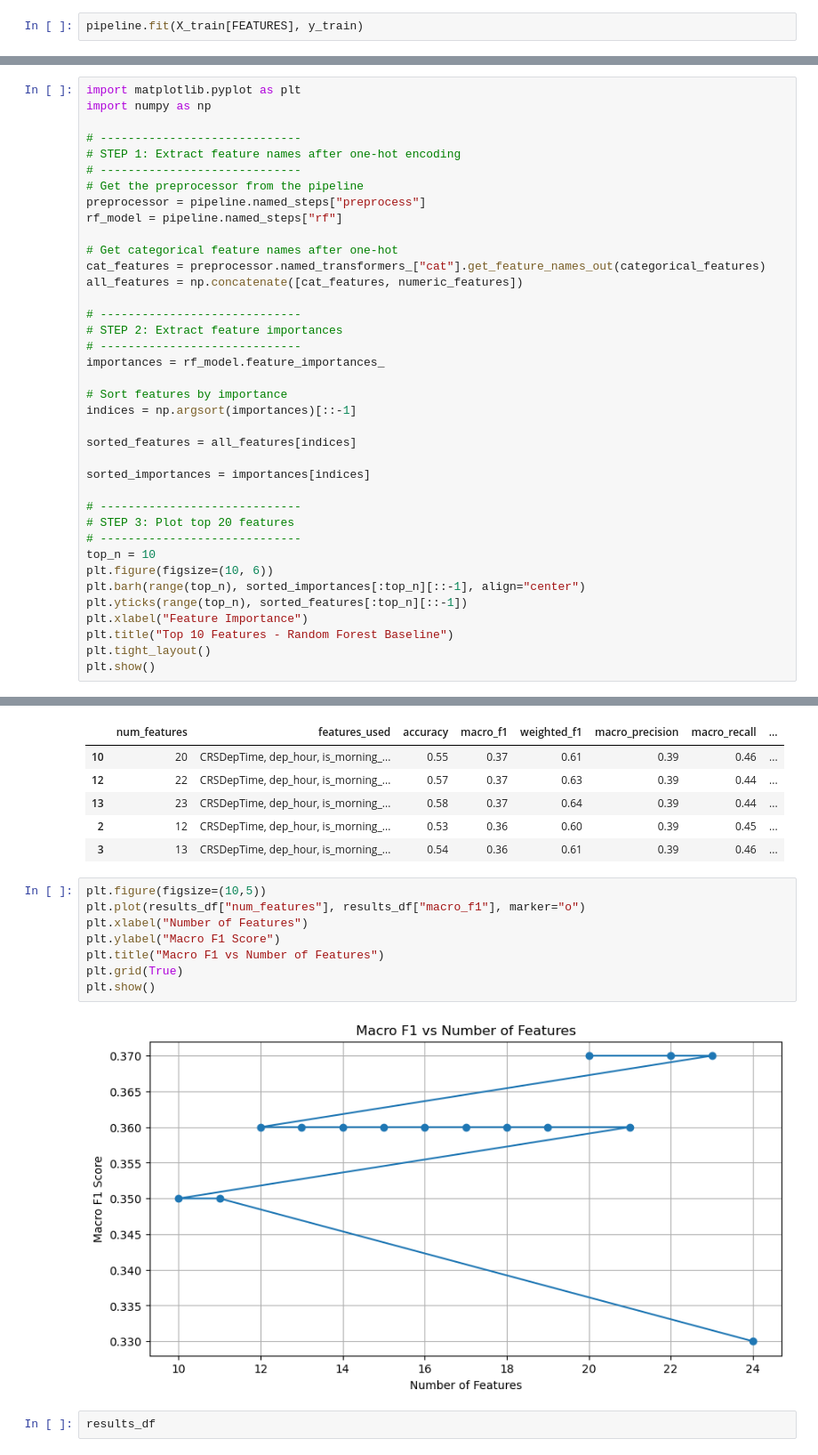
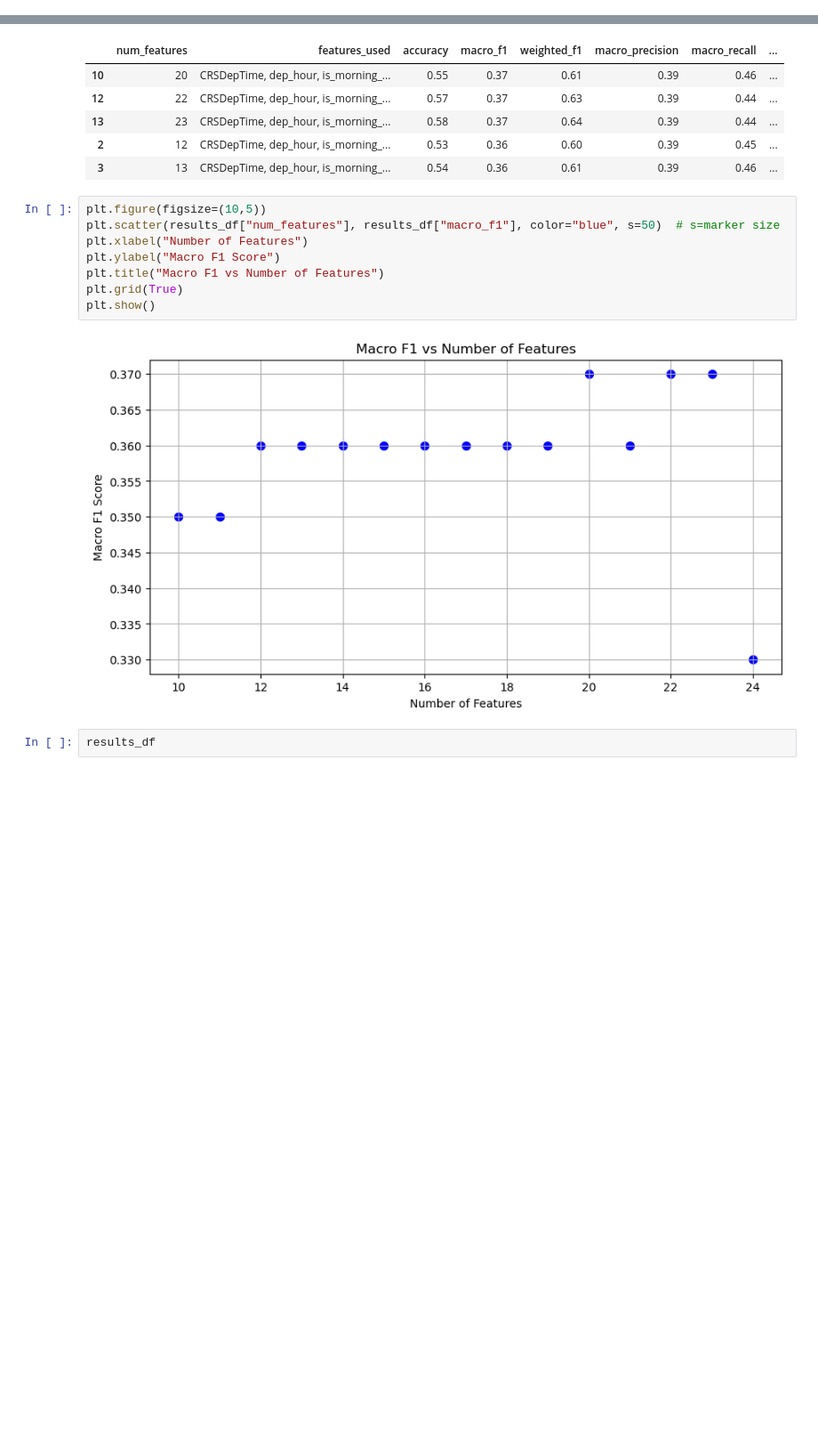
Before and after one commit to arv020/DSC288R_DataScienceCapstone, a Jupyter notebook: 2_notebooks/2c_modeling/Random Forest/random_forest_v4.ipynb, the cells around one changed output, grey strips where cells are left out. Shown at 89% size. Drawn from its saved outputs; the diff is of its cells as text; blank space fills up the shorter version.

```diff
--- a/2_notebooks/2c_modeling/Random Forest/random_forest_v4.ipynb
+++ b/2_notebooks/2c_modeling/Random Forest/random_forest_v4.ipynb
@@ -416,2 +328,0 @@ for col in numeric_features:
-# %%
-pipeline.fit(X_train[FEATURES], y_train)
@@ -518,38 +328,0 @@ On time      1628765  2222371  2602290
-# %%
-import matplotlib.pyplot as plt
-import numpy as np
-
-# -----------------------------
-# STEP 1: Extract feature names after one-hot encoding
-# -----------------------------
-# Get the preprocessor from the pipeline
-preprocessor = pipeline.named_steps["preprocess"]
-rf_model = pipeline.named_steps["rf"]
-
-# Get categorical feature names after one-hot
-cat_features = preprocessor.named_transformers_["cat"].get_feature_names_out(categorical_features)
-all_features = np.concatenate([cat_features, numeric_features])
-
-# -----------------------------
-# STEP 2: Extract feature importances
-# -----------------------------
-importances = rf_model.feature_importances_
-
-# Sort features by importance
-indices = np.argsort(importances)[::-1]
-
-sorted_features = all_features[indices]
-
-sorted_importances = importances[indices]
-
-# -----------------------------
-# STEP 3: Plot top 20 features
-# -----------------------------
-top_n = 10
-plt.figure(figsize=(10, 6))
-plt.barh(range(top_n), sorted_importances[:top_n][::-1], align="center")
-plt.yticks(range(top_n), sorted_features[:top_n][::-1])
-plt.xlabel("Feature Importance")
-plt.title("Top 10 Features - Random Forest Baseline")
-plt.tight_layout()
-plt.show()
@@ -684,14 +456,14 @@ results_df.head()
 | 3 | 13 | CRSDepTime, dep_hour, is_morning_... | 0.54 | 0.36 | 0.61 | 0.39 | 0.46 | ... |
 # %%
 plt.figure(figsize=(10,5))
-plt.plot(results_df["num_features"], results_df["macro_f1"], marker="o")
+plt.scatter(results_df["num_features"], results_df["macro_f1"], color="blue", s=50)  # s=marker size
 plt.xlabel("Number of Features")
 plt.ylabel("Macro F1 Score")
 plt.title("Macro F1 vs Number of Features")
 plt.grid(True)
 plt.show()
 # %% [output]
-[figure, old version]
+[figure, new version]
 # %%
 results_df
 # %% [output]
```
Also changed, not shown: parts of 15 cells of this notebook, 5 other files.
